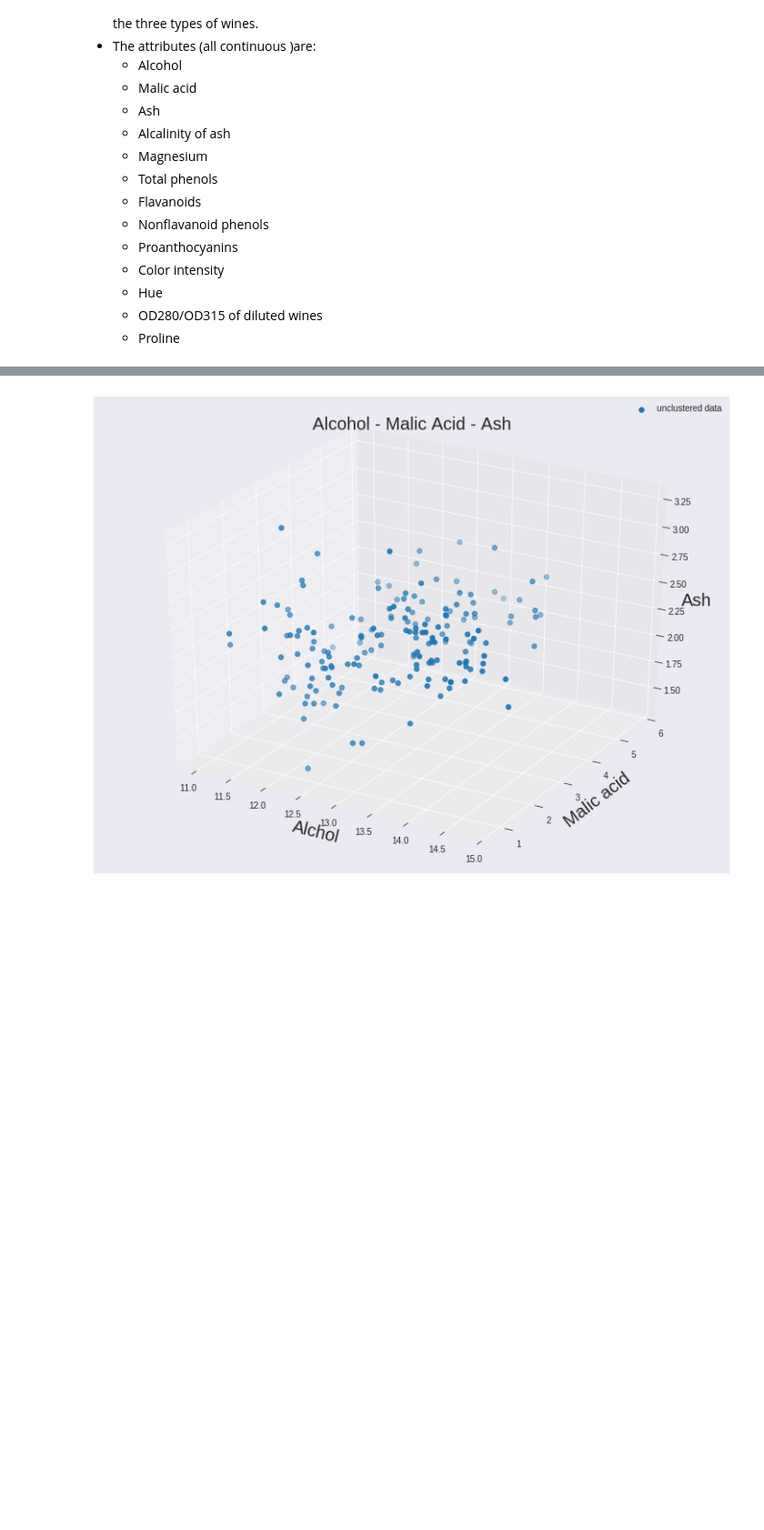
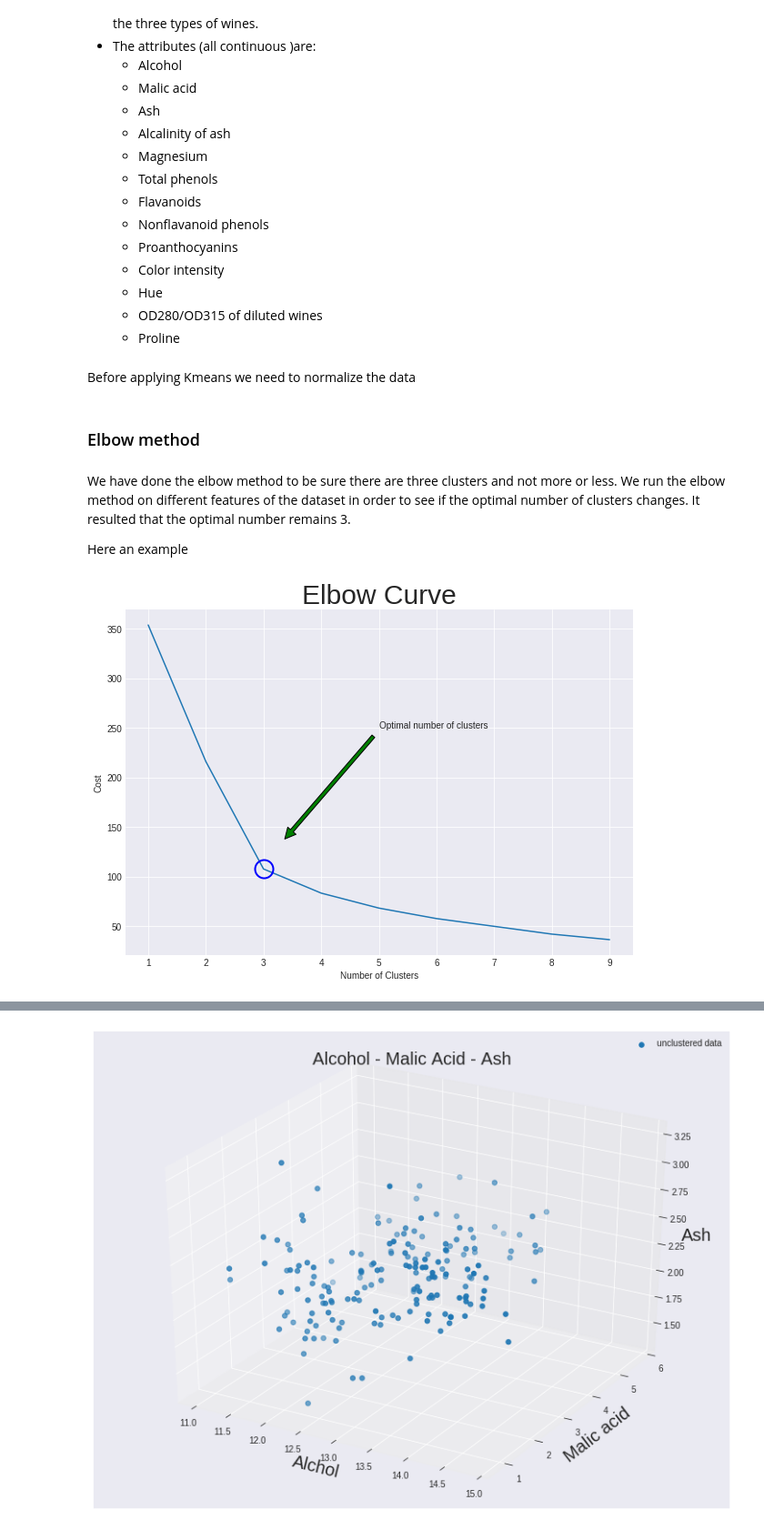
Before and after one commit to elaesme/BloomFilter-KMeans-AlphabeticalSort, a Jupyter notebook: main.ipynb, the cells around one changed output, grey strips where cells are left out. Shown: that part at 91% size. Drawn from its saved outputs; the diff is of its cells as text; code cells hidden in the pictures; blank space fills up the shorter version.

```diff
--- a/main.ipynb
+++ b/main.ipynb
@@ -32,2 +37,11 @@ The filter should:
+# %%
+# Passwords 2
+
+passwords2=[]
+
+with open('passwords2.txt', 'r') as f:
+    for i in range(10000):
+        a= list(f.read((i+1)*21))[21*i:]
+        passwords2.append(''.join(a[:-1]))
 # %%
 hashing_lib.BloomFilter(passwords1, passwords2)
@@ -64,3 +85,5 @@ Relevant Information about the `wine.data` dataset:
     + Proline
 # %%
 dataf = clustering_lib.get_data('wine.data')
+# %% [markdown]
+Before applying Kmeans we need to normalize the data
@@ -66,0 +92,2 @@ dataf = clustering_lib.get_data('wine.data')
+# %% [markdown]
+### Elbow method
@@ -67 +96,34 @@ dataf = clustering_lib.get_data('wine.data')
+# %% [markdown]
+ We have done the elbow method to be sure there are three clusters and not more or less. We run the elbow method on different features of the dataset in order to see if the optimal number of clusters changes. It resulted that the optimal number remains 3.
+
+ Here an example
+# %%
+clusters=[i for i in range(1,10)]
+score=[]
+sd={}
+for i in range(1,10):
+    slicei= normalized[ ['Alcohol', 'Malic acid']]
+    modeli= KMeans(n_clusters = i, init="k-means++")
+    modeli.fit(slicei)
+    score.append(modeli.inertia_)
+    sd[i] = modeli.inertia_
+
+x= list(sd.keys())
+y= list(sd.values())
+plt.style.use('seaborn-darkgrid') #style used
+fig = plt.figure(figsize=(10, 7))
+plt.plot(clusters,score)
+plt.xlabel('Number of Clusters')
+plt.ylabel('Cost')
+plt.title('Elbow Curve', size=30)
+
+plt.annotate('Optimal number of clusters',
+             xy=(x[2]+.3, y[3]+50), xytext=(5,250),
+             arrowprops= dict(facecolor='green', shrink=0.04) )
+
+plt.plot(x[2], y[2], 'o', ms=20, mec='blue', mfc='none', mew=2)
+
+plt.show()
+# %% [output]
+[figure, added]
 # %% [markdown]
```
Also changed, not shown: parts of 54 cells of this notebook.
